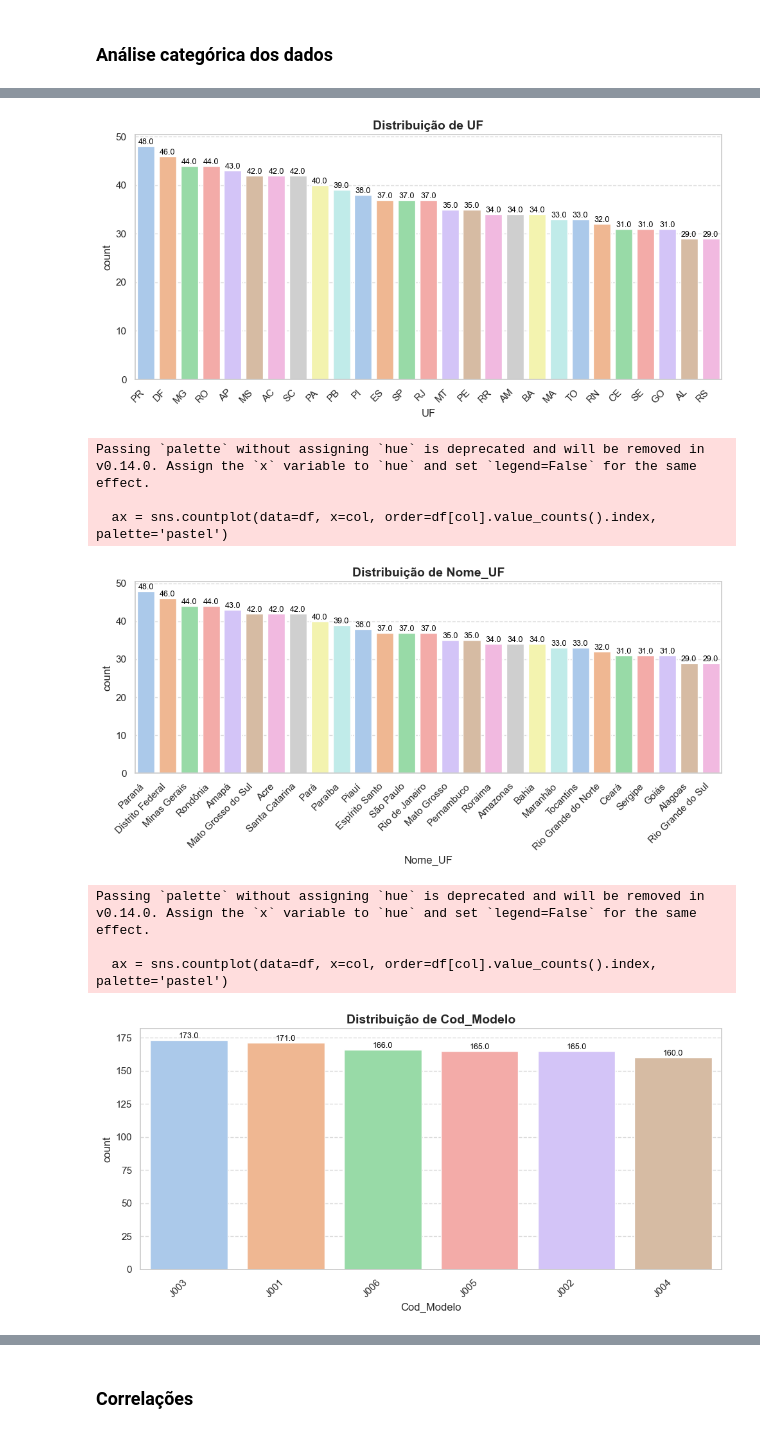
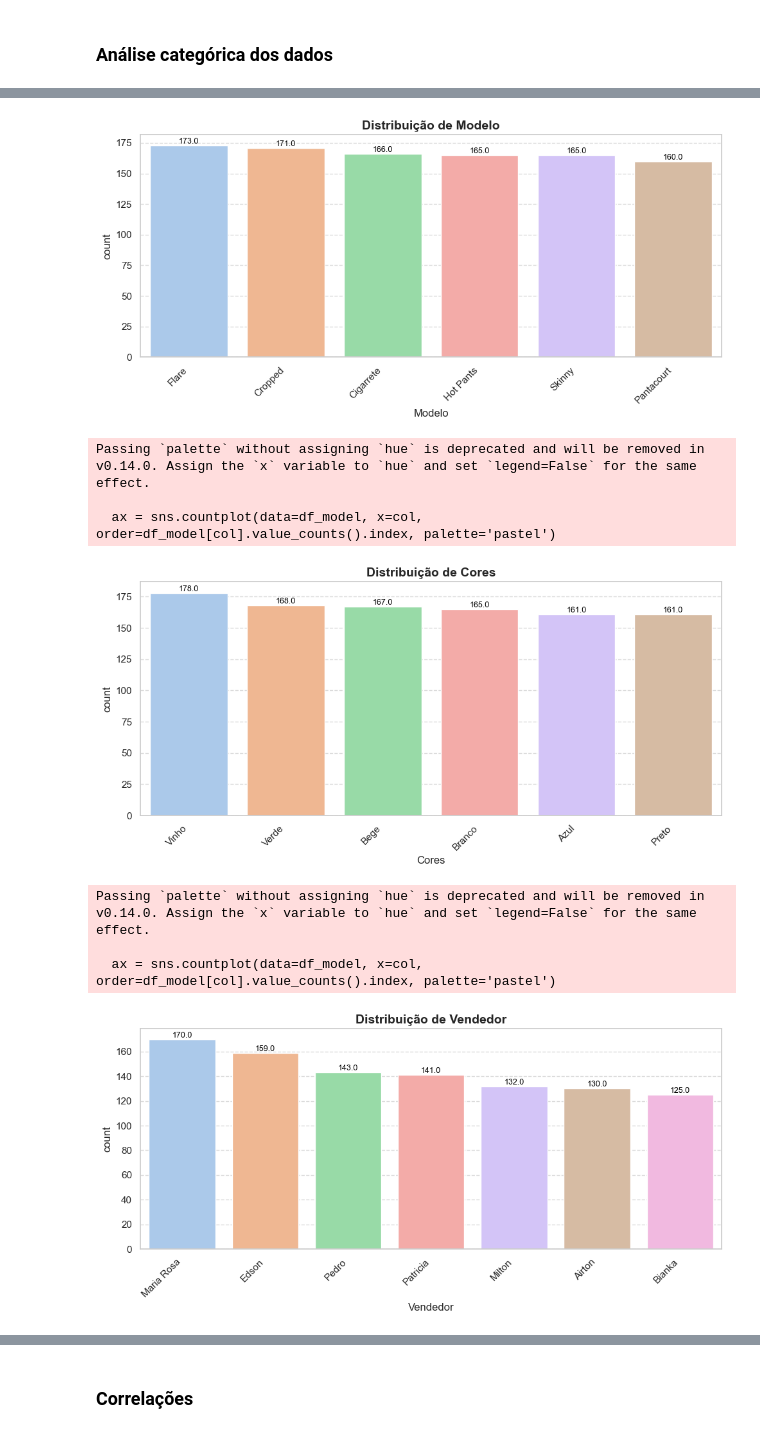
Before and after one commit to Guht0/challenge2025, a Jupyter notebook: notebooks/01_eda.ipynb, the cells around one changed output, grey strips where cells are left out. Drawn from its saved outputs; the diff is of its cells as text; code cells hidden in the pictures.

```diff
--- a/notebooks/01_eda.ipynb
+++ b/notebooks/01_eda.ipynb
@@ -128,0 +149,37 @@ Name: notas, Length: 1000, dtype: float64
+# %%
+# Separando os valores de categorias do protudo
+# 1. Quebrar a coluna em 3 colunas atômicas
+df[['Estilo', 'Material', 'Lavagem']] = (
+    df['Cat_de_Produtos']
+      .str.split(', ', expand=True)
+      .rename(columns={0:'Estilo', 1:'Material', 2:'Lavagem'})
+)
+# %%
+# Criando coluna informando se a peça foi devolvida
+# Extrai “sim” ou “não” antes da vírgula (caso exista)
+df['Peca_devolvida'] = df['Informacoes_de_Devolu'] \
+    .str.split(',', n=1) \
+    .str[0] \
+    .str.strip().str.lower()  # deixa tudo em minúsculas
+# %%
+# Criando coluna com o motivo da devolucao
+# Extrai tudo após a primeira vírgula (se existir), senão: NaN
+df['Motivo_devolucao'] = df['Informacoes_de_Devolu'] \
+    .str.split(',', n=1) \
+    .str[1] \
+    .str.strip()
+
+# Substituir NaN por um valor explícito
+df['Motivo_devolucao'] = df['Motivo_devolucao'].fillna('Sem devolução')
+# %%
+# Remover colunas irrelevantes ou com infos duplicadas
+cols_to_drop = [
+    'DataNotaFiscal', 'Cod_Venda', 'Cod_Data', 'Dia', 'Mes', 'Ano', 'Nome_UF',
+    'Cod_Vendedor', 'Cod_Modelo', 'Id_Cor', 'Cod_Marca', 'Demog_Clientes',
+    'Cod_Marca', 'Cod_Filial', 'Indi_Satisfacao', 'Cat_de_Produtos', 'Informacoes_de_Devolu'
+]
+
+df_model = df.drop(columns=cols_to_drop)
+
+# Verificar as colunas restantes
+print(df_model.columns)
@@ -144,11 +209,11 @@ sns.boxplot(data=df, x='notas')  # boxplot de notas
 ### Análise categórica dos dados
 # %%
 # Análise das variáveis categóricas:
-cat_cols = df.select_dtypes(include='object').columns.drop('Indi_Satisfacao')
+cat_cols = df_model.select_dtypes(include='object')
 
 for col in cat_cols:
     plt.figure(figsize=(10, 5))  # Tamanho ajustável
-    ax = sns.countplot(data=df, x=col, order=df[col].value_counts().index, palette='pastel')
+    ax = sns.countplot(data=df_model, x=col, order=df_model[col].value_counts().index, palette='pastel')
     plt.title(f'Distribuição de {col}', fontsize=14, weight='bold')
     plt.xticks(rotation=45, ha='right')
     plt.grid(axis='y', linestyle='--', alpha=0.7)
@@ -177,11 +242,11 @@ Passing `palette` without assigning `hue` is deprecated and will be removed in v
-[figure, old version]
+[figure, new version]
 Passing `palette` without assigning `hue` is deprecated and will be removed in v0.14.0. Assign the `x` variable to `hue` and set `legend=False` for the same effect.
 
-  ax = sns.countplot(data=df, x=col, order=df[col].value_counts().index, palette='pastel')
+  ax = sns.countplot(data=df_model, x=col, order=df_model[col].value_counts().index, palette='pastel')
-[figure, old version]
+[figure, new version]
 Passing `palette` without assigning `hue` is deprecated and will be removed in v0.14.0. Assign the `x` variable to `hue` and set `legend=False` for the same effect.
 
-  ax = sns.countplot(data=df, x=col, order=df[col].value_counts().index, palette='pastel')
+  ax = sns.countplot(data=df_model, x=col, order=df_model[col].value_counts().index, palette='pastel')
-[figure, old version]
+[figure, new version]
 Passing `palette` without assigning `hue` is deprecated and will be removed in v0.14.0. Assign the `x` variable to `hue` and set `legend=False` for the same effect.
 
```
Also changed, not shown: parts of 28 cells of this notebook, 15 other files.
